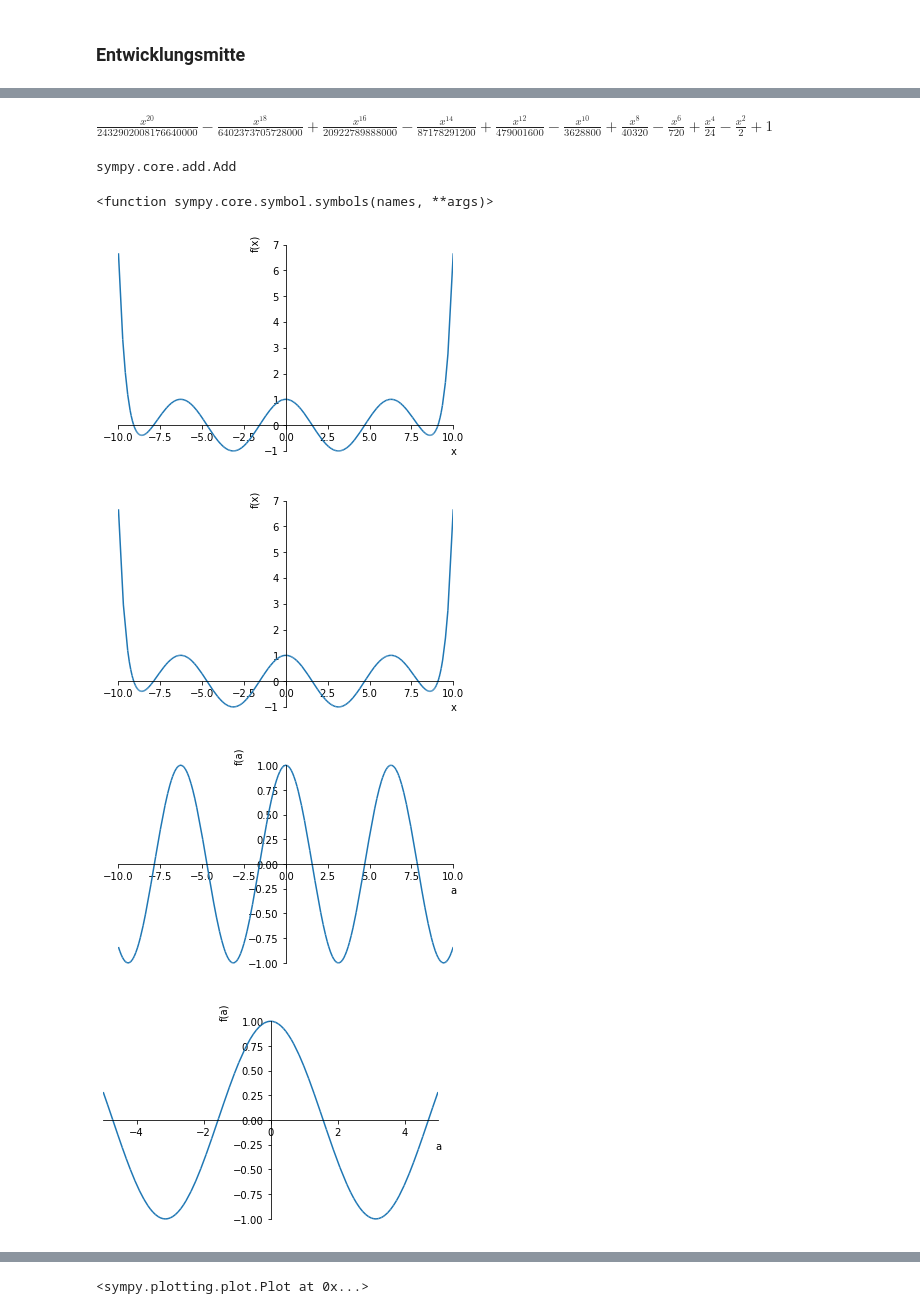
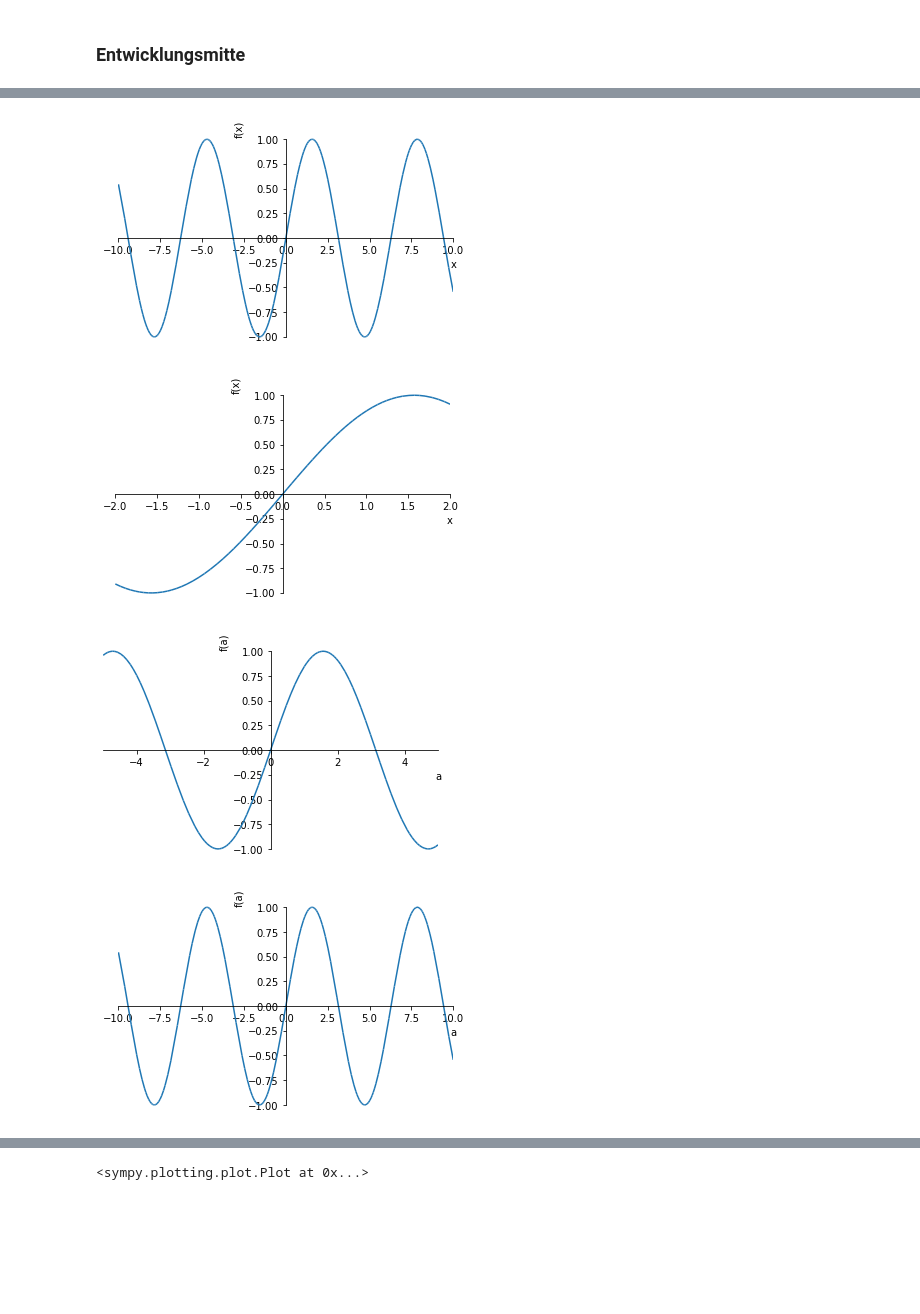
Before and after one commit to CercopithecusDiana/Spielereien, a Jupyter notebook: TaylorCheater.ipynb, the cells around one changed output, grey strips where cells are left out. Cells and saved outputs as stored; diff of their text form; code cells hidden in the pictures; blank space fills up the shorter version.

Commit message:
Kleine Änderungen und anpassen der Ausgabe

```diff
--- a/TaylorCheater.ipynb
+++ b/TaylorCheater.ipynb
@@ -14,4 +15,4 @@ import matplotlib.pyplot as plt
 x = Symbol('x')
 # %%
 # Entwicklungsmitte
-x_null = 0
+x_null = 2
@@ -32,6 +68,6 @@ $\displaystyle \cos{\left(x \right)}$
 # %%
 # Grad bis zu welchen entwickelt werden soll:
-Expo = 20
+Expo = 50
 # %% [markdown]
 ## Ableitungen
 # %% [markdown]
@@ -333,29 +179,29 @@ x**20/2432902008176640000 - x**18/6402373705728000 + x**16/20922789888000 - x**1
-# %%
-listinchen
-# %% [output]
-$\displaystyle \frac{x^{20}}{2432902008176640000} - \frac{x^{18}}{6402373705728000} + \frac{x^{16}}{20922789888000} - \frac{x^{14}}{87178291200} + \frac{x^{12}}{479001600} - \frac{x^{10}}{3628800} + \frac{x^{8}}{40320} - \frac{x^{6}}{720} + \frac{x^{4}}{24} - \frac{x^{2}}{2} + 1$
 # %%
-type(listinchen)
+# listinchen
-# %% [output]
-sympy.core.add.Add
-# %%
-symbols
-# %% [output]
-<function sympy.core.symbol.symbols(names, **args)>
 # %%
 from sympy.plotting import plot as symplot
 x = Symbol('x')
 a = Symbol('a')
-y = cos(a)
+
+#Die Funktion y anpassen zum vergleichen mit der approximierten Darstellung und um ggf die Plotteinstellungen abschätzen zu können bei schlechter darstellung:
+y = sin(a)
+# y = (a)**(1/3)
+# y = sqrt(a)
+# y = (a)**3+2*(a)+3
+# y = log(a)
+#y = tan(a)
+# y = 1/(a**2)
+#plot(y,(a))
 
 symplot(listinchen)
-plot(listinchen, (x, -10, 10))
+plot(listinchen, (x, -2, 2))
+plot(y,(a, -5, 5))
+
+
 plot(y,(a, -10, 10))
-
-plot(y,(a, -5, 5))
 plot(listinchen, (x, -5, 5))
 # %% [output]
-[figure, old version]
+[figure, new version]
-[figure, old version]
+[figure, new version]
-[figure, old version]
+[figure, new version]
-[figure, old version]
+[figure, new version]
```
Also changed, not shown: parts of 29 cells of this notebook.
